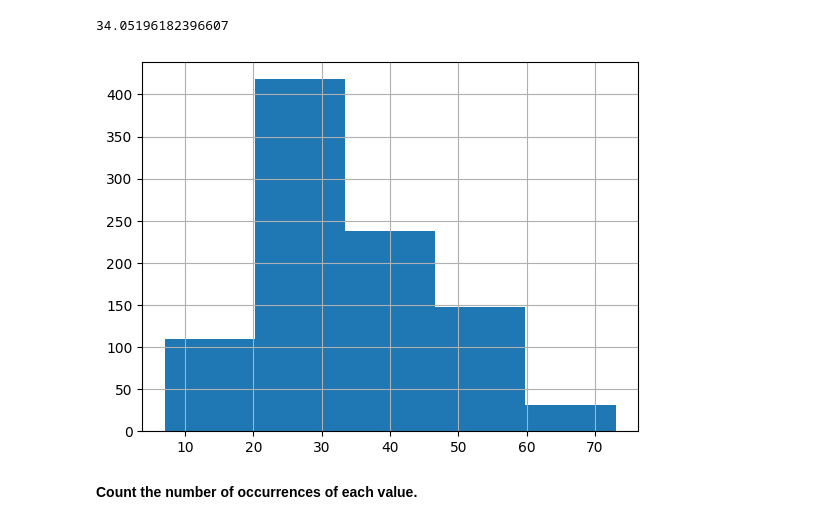
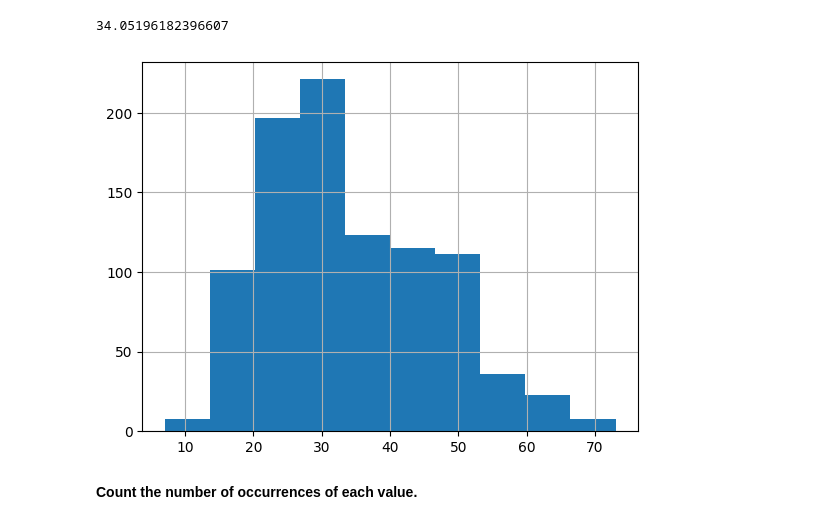
Before and after one commit to MoriZi/Introduction-to-Machine-Learning, a Jupyter notebook: Day 1/Data Manipulation.ipynb, the cells around one changed output. Saved outputs shown, nothing was run; the diff lists cells and outputs as text; code cells hidden in the pictures.

```diff
--- a/Day 1/Data Manipulation.ipynb
+++ b/Day 1/Data Manipulation.ipynb
@@ -327,9 +338,9 @@ users.age.mean()
 34.05196182396607
 # %%
 # Draw a histogram of a column (the distribution of ages).
-users.age.hist(bins=5);
+users.age.hist();
 # %% [output]
-[figure, old version]
+[figure, new version]
 # %% [markdown]
 **Count the number of occurrences of each value.**
 # %%
```
Also changed, not shown: parts of 59 cells of this notebook, 6 other files.
